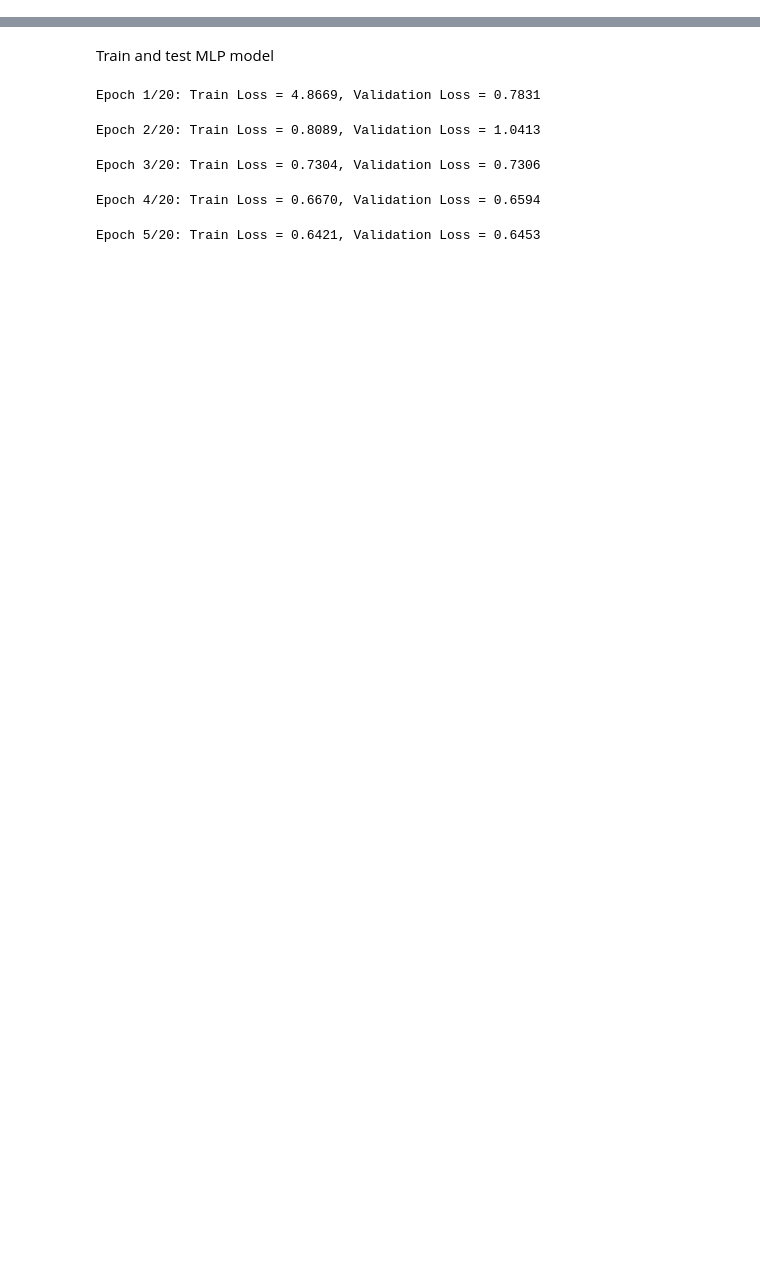
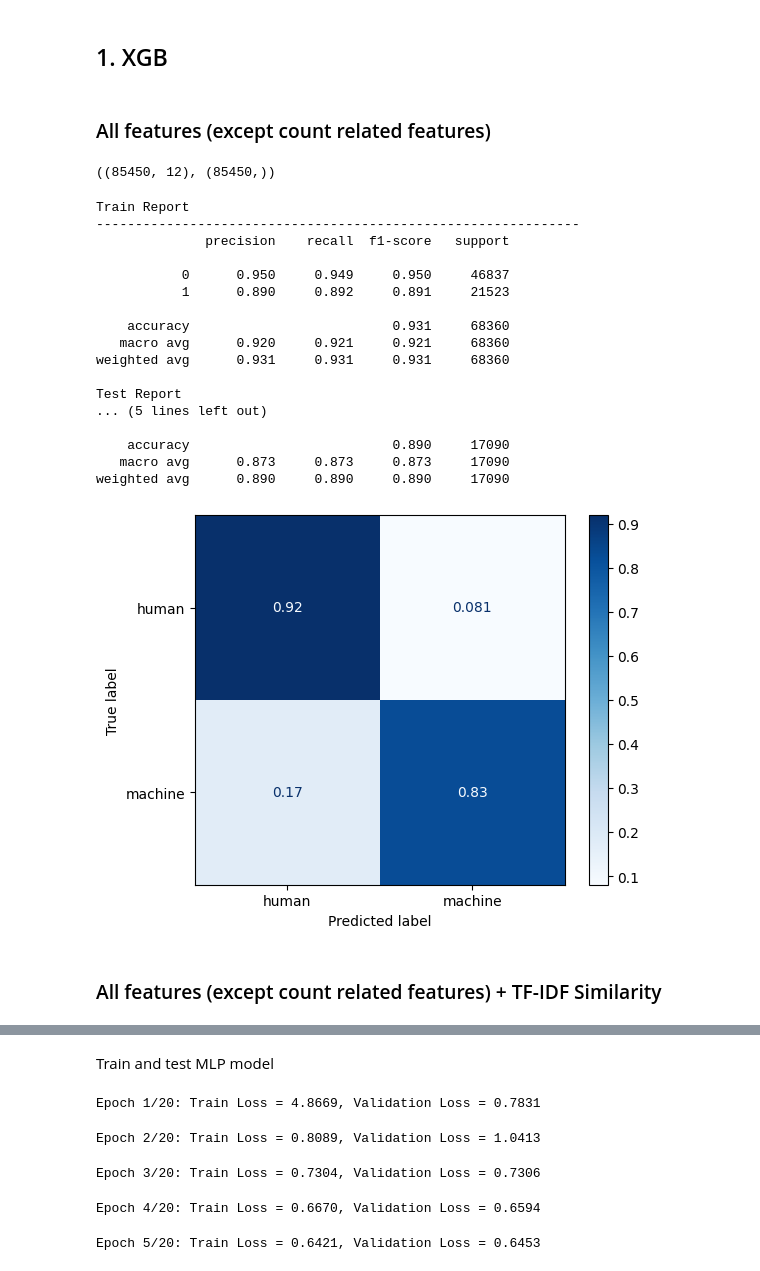
Before and after one commit to Dodolly/ChatGPT-Text-Detetion, a Jupyter notebook: xgb_and_mlp.ipynb, the cells around one changed output, grey strips where cells are left out. Saved outputs shown, nothing was run; the diff lists cells and outputs as text; code cells hidden in the pictures; blank space fills up the shorter version.

```diff
--- a/xgb_and_mlp.ipynb
+++ b/xgb_and_mlp.ipynb
@@ -57,0 +52,65 @@ Time taken = 5.257s
+# %% [markdown]
+## 1. XGB
+# %% [markdown]
+### All features (except count related features)
+# %%
+count_features = [
+    'difficult_words',
+    'sentence_count',
+    'syllable_count',
+    'lexicon_count',
+    'char_count',
+    'letter_count',
+    'polysyllabcount',
+    'monosyllabcount'
+]
+# %%
+X_all = df_all.drop(['LABEL'] + count_features).to_numpy()
+y_all = df_all['LABEL'].apply(lambda y: 0 if y == -1 else 1).to_numpy()
+X_all.shape, y_all.shape
+# %% [output]
+((85450, 12), (85450,))
+# %%
+X_train, X_test, y_train, y_test = train_test_split(X_all, y_all, test_size=0.2, random_state=447128, shuffle=True, stratify=y_all)
+# %%
+xgb_model = xgb.XGBRegressor(objective="binary:logistic")
+xgb_model.fit(X_train, y_train)
+
+pred_values = xgb_model.predict(X_train)
+pred_labels = np.round(pred_values)
+print('Train Report')
+print('--------------------------------------------------------------')
+print(classification_report(y_train, pred_labels, digits=3))
+
+pred_values = xgb_model.predict(X_test)
+pred_labels = np.round(pred_values)
+print('Test Report')
+print('--------------------------------------------------------------')
+print(classification_report(y_test, pred_labels, digits=3))
+
+conf_matrix = confusion_matrix(y_test, pred_labels)
+conf_matrix = conf_matrix.astype('float') / conf_matrix.sum(axis=1)[:, np.newaxis]
+cm_display = ConfusionMatrixDisplay(conf_matrix, display_labels = ['human', 'machine'],)
+cm_display.plot(cmap='Blues')
+plt.show()
+# %% [output]
+Train Report
+--------------------------------------------------------------
+              precision    recall  f1-score   support
+
+           0      0.950     0.949     0.950     46837
+           1      0.890     0.892     0.891     21523
+
+    accuracy                          0.931     68360
+   macro avg      0.920     0.921     0.921     68360
+weighted avg      0.931     0.931     0.931     68360
+
+Test Report
+... (5 lines left out)
+
+    accuracy                          0.890     17090
+   macro avg      0.873     0.873     0.873     17090
+weighted avg      0.890     0.890     0.890     17090
+[figure, added]
+# %% [markdown]
+### All features (except count related features) + TF-IDF Similarity
```
Also changed, not shown: parts of 45 cells of this notebook, 6 other files.
